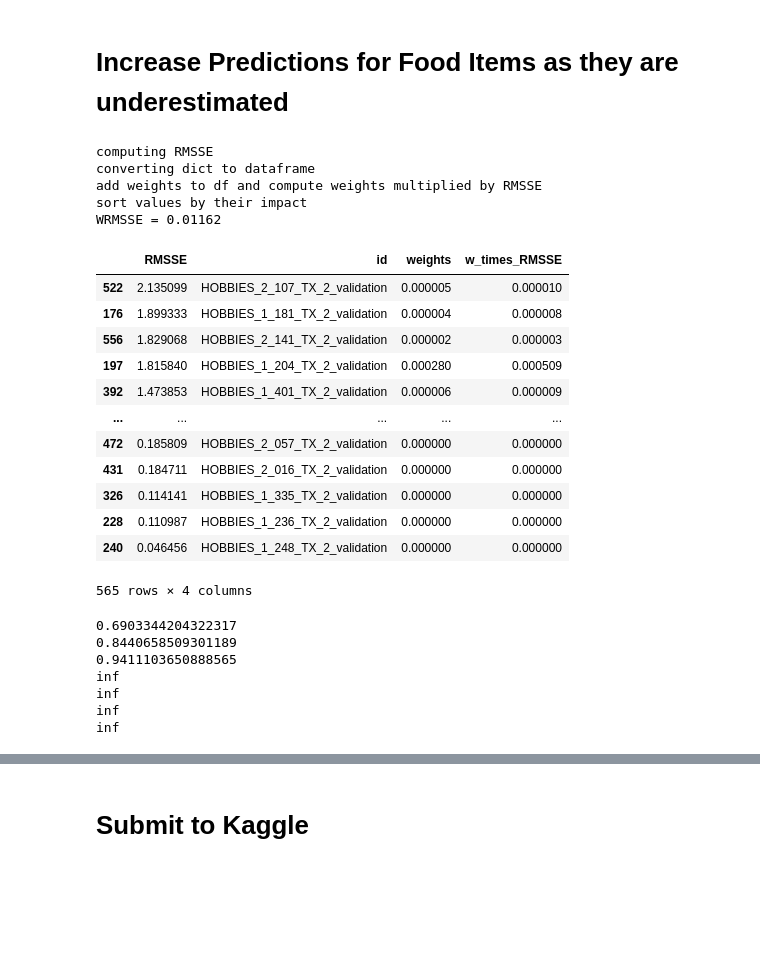
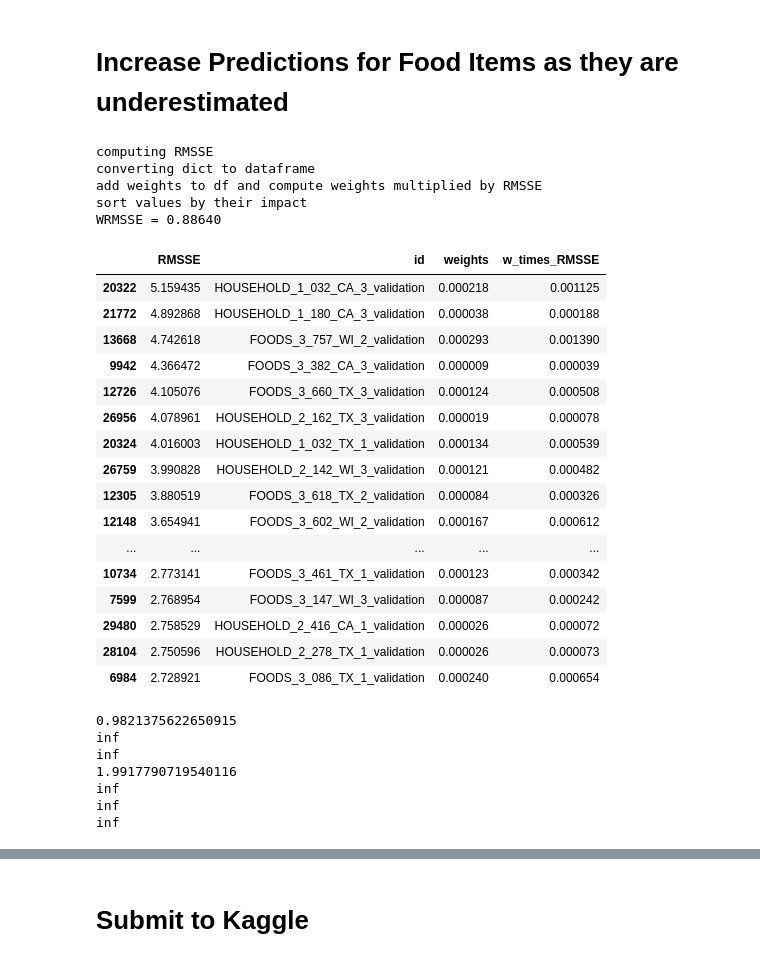
Before and after one commit to dominicdoerig/predicting-sales-data, a Jupyter notebook: m5_challenge/06_gbm_forecasting.ipynb, the cells around one changed output, grey strips where cells are left out. Cells and saved outputs as stored; diff of their text form; code cells hidden in the pictures; blank space fills up the shorter version.

```diff
--- a/m5_challenge/06_gbm_forecasting.ipynb
+++ b/m5_challenge/06_gbm_forecasting.ipynb
@@ -125,8 +125,6 @@ features = cat_features + num_features
 
 
 model_params = {
-    'boosting_type': 'gbdt',
-    'metric': 'rmse',
     'seed': 10,
     'learning_rate': 0.25,
     'bagging_fraction': 0.75,
@@ -203,6 +211,7 @@ for cat in x_pred.cat_id.drop_duplicates():
 # %% [markdown]
 # Training Analysis
 # %%
+
 for cat in x_pred.cat_id.drop_duplicates():
     print('\n ***** Computation for cat_id ', cat, '*****')
 
@@ -210,8 +219,11 @@ for cat in x_pred.cat_id.drop_duplicates():
     evals = pickle.load(open(f'{models_path}evals_result_cat_id_{cat}_{prefix}.pkl', 'rb'))
 
     ax = lgb.plot_metric(evals)
+    plt.savefig(f'learning_curves_cat_id_{cat}.png')
     plt.show()
 
     ax = lgb.plot_importance(mod, figsize=(10,8))
+    plt.gcf().subplots_adjust(left=0.2)
+    plt.savefig(f'feature_importance_cat_id_{cat}.png')
     plt.show()
 # %% [output]
@@ -570,23 +588,27 @@ computing RMSSE
 converting dict to dataframe
 add weights to df and compute weights multiplied by RMSSE
 sort values by their impact
-WRMSSE = 0.01162
+WRMSSE = 0.88640
 # %%
-rmsse_df
+rmsse_df.head(50)
 # %% [output]
 |  | RMSSE | id | weights | w_times_RMSSE |
-| 522 | 2.135099 | HOBBIES_2_107_TX_2_validation | 0.000005 | 0.000010 |
-| 176 | 1.899333 | HOBBIES_1_181_TX_2_validation | 0.000004 | 0.000008 |
-| 556 | 1.829068 | HOBBIES_2_141_TX_2_validation | 0.000002 | 0.000003 |
-| 197 | 1.815840 | HOBBIES_1_204_TX_2_validation | 0.000280 | 0.000509 |
-| 392 | 1.473853 | HOBBIES_1_401_TX_2_validation | 0.000006 | 0.000009 |
+| 20322 | 5.159435 | HOUSEHOLD_1_032_CA_3_validation | 0.000218 | 0.001125 |
+| 21772 | 4.892868 | HOUSEHOLD_1_180_CA_3_validation | 0.000038 | 0.000188 |
+| 13668 | 4.742618 | FOODS_3_757_WI_2_validation | 0.000293 | 0.001390 |
+| 9942 | 4.366472 | FOODS_3_382_CA_3_validation | 0.000009 | 0.000039 |
+| 12726 | 4.105076 | FOODS_3_660_TX_3_validation | 0.000124 | 0.000508 |
+| 26956 | 4.078961 | HOUSEHOLD_2_162_TX_3_validation | 0.000019 | 0.000078 |
+| 20324 | 4.016003 | HOUSEHOLD_1_032_TX_1_validation | 0.000134 | 0.000539 |
+| 26759 | 3.990828 | HOUSEHOLD_2_142_WI_3_validation | 0.000121 | 0.000482 |
+| 12305 | 3.880519 | FOODS_3_618_TX_2_validation | 0.000084 | 0.000326 |
+| 12148 | 3.654941 | FOODS_3_602_WI_2_validation | 0.000167 | 0.000612 |
 | ... | ... | ... | ... | ... |
-| 472 | 0.185809 | HOBBIES_2_057_TX_2_validation | 0.000000 | 0.000000 |
-| 431 | 0.184711 | HOBBIES_2_016_TX_2_validation | 0.000000 | 0.000000 |
-| 326 | 0.114141 | HOBBIES_1_335_TX_2_validation | 0.000000 | 0.000000 |
-| 228 | 0.110987 | HOBBIES_1_236_TX_2_validation | 0.000000 | 0.000000 |
-| 240 | 0.046456 | HOBBIES_1_248_TX_2_validation | 0.000000 | 0.000000 |
+| 10734 | 2.773141 | FOODS_3_461_TX_1_validation | 0.000123 | 0.000342 |
+| 7599 | 2.768954 | FOODS_3_147_WI_3_validation | 0.000087 | 0.000242 |
+| 29480 | 2.758529 | HOUSEHOLD_2_416_CA_1_validation | 0.000026 | 0.000072 |
+| 28104 | 2.750596 | HOUSEHOLD_2_278_TX_1_validation | 0.000026 | 0.000073 |
+| 6984 | 2.728921 | FOODS_3_086_TX_1_validation | 0.000240 | 0.000654 |
-565 rows × 4 columns
 # %%
 # compute pertentage error of forecasts and corresponding ids
 factors = []
@@ -604,6 +626,7 @@ for i in rmsse_df.head(50).itertuples():
     if 'FOODS' in i.id:
         food_list.append(i.id)
 # %%
+# print fraction of predicted values compared to target
 # print fraction of predicted values compared to target
 print(np.mean(factors[0:50]))
 print(np.mean(factors[50:100]))
@@ -613,10 +636,10 @@ print(np.mean(factors[300:400]))
 print(np.mean(factors[400:500]))
 print(np.mean(factors[500:]))
 # %% [output]
-0.6903344204322317
-0.8440658509301189
-0.9411103650888565
+0.9821375622650915
+inf
+inf
+1.9917790719540116
 inf
 inf
 inf
-inf
```
Also changed, not shown: parts of 19 cells of this notebook.
